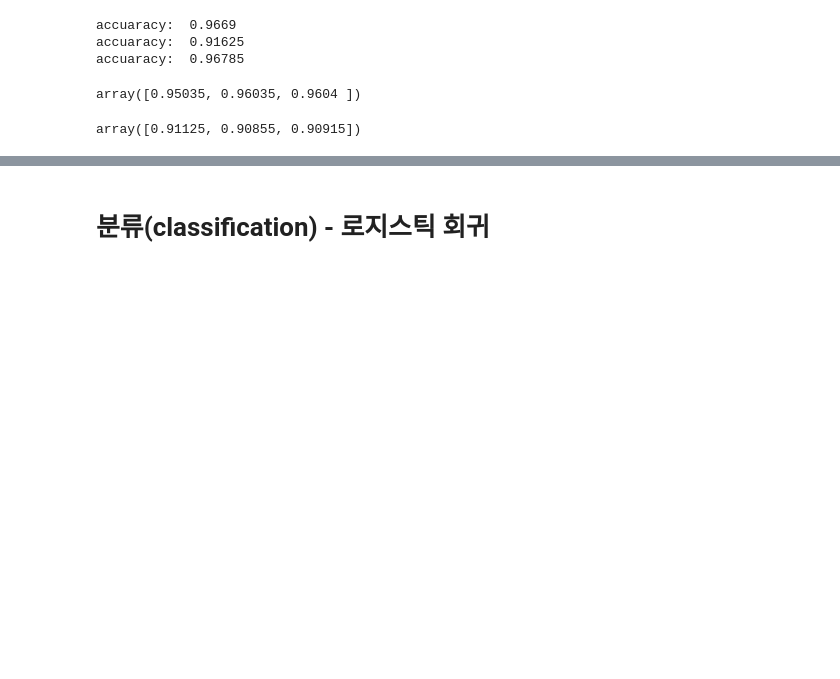
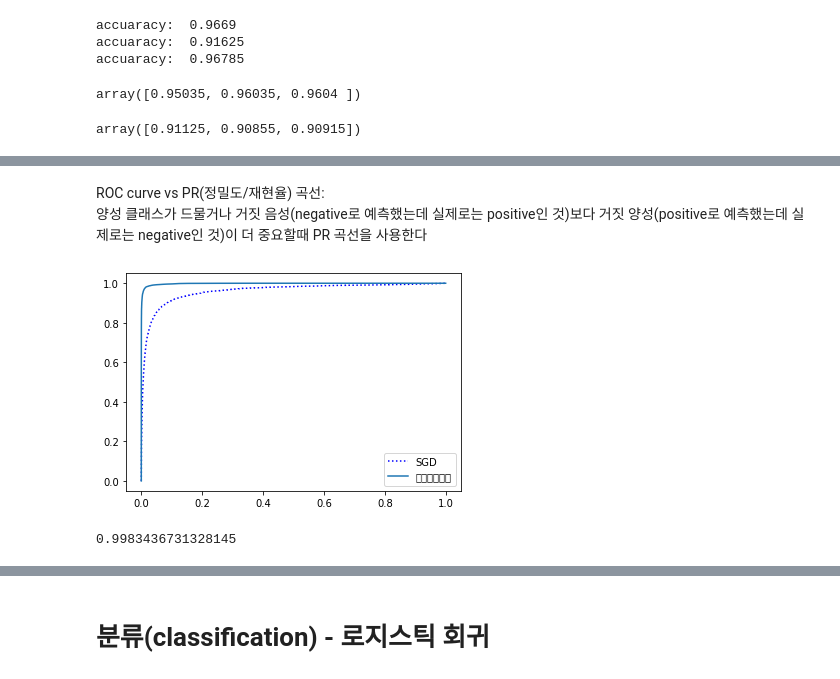
Before and after one commit to jerry-ryu/ML_beginning, a Jupyter notebook: 3.Classification.ipynb, the cells around one changed output, grey strips where cells are left out. Saved outputs shown, nothing was run; the diff lists cells and outputs as text; code cells hidden in the pictures; blank space fills up the shorter version.

```diff
--- a/3.Classification.ipynb
+++ b/3.Classification.ipynb
@@ -655,0 +743,25 @@ array([0.91125, 0.90855, 0.90915])
+# %% [markdown]
+ROC curve vs PR(정밀도/재현율) 곡선:
+양성 클래스가 드물거나 거짓 음성(negative로 예측했는데 실제로는 positive인 것)보다 거짓 양성(positive로 예측했는데 실제로는 negative인 것)이 더 중요할때 PR 곡선을 사용한다
+# %%
+# RandomForestClassifier로 예측 / 평가
+from sklearn.ensemble import RandomForestClassifier
+# RandomForestClassifier에는 decisionfunction이 없고, predict_proba가 있다.
+
+forest_clf = RandomForestClassifier(random_state = 42)
+y_probas_forest = cross_val_predict(forest_clf, X_train, y_train_5, cv = 3, method = "predict_proba")
+
+# roc curve
+fpr_forest, tpr_forest, thresholds_forest = roc_curve(y_train_5, y_probas_forest[:,1]) # 양성일 확률[:,1] 사용
+
+plt.plot(fpr, tpr, "b:", label = "SGD") # sgd roc_curve
+plt.plot(fpr_forest, tpr_forest, label = "랜덤포레스트") # random forest roc_curve
+plt.legend(loc = "lower right")
+plt.show()
+# %% [output]
+[figure, added]
+# %%
+# random forest auc
+roc_auc_score(y_train_5, y_probas_forest[:,1])
+# %% [output]
+0.9983436731328145
```
Also changed, not shown: parts of 32 cells of this notebook.
